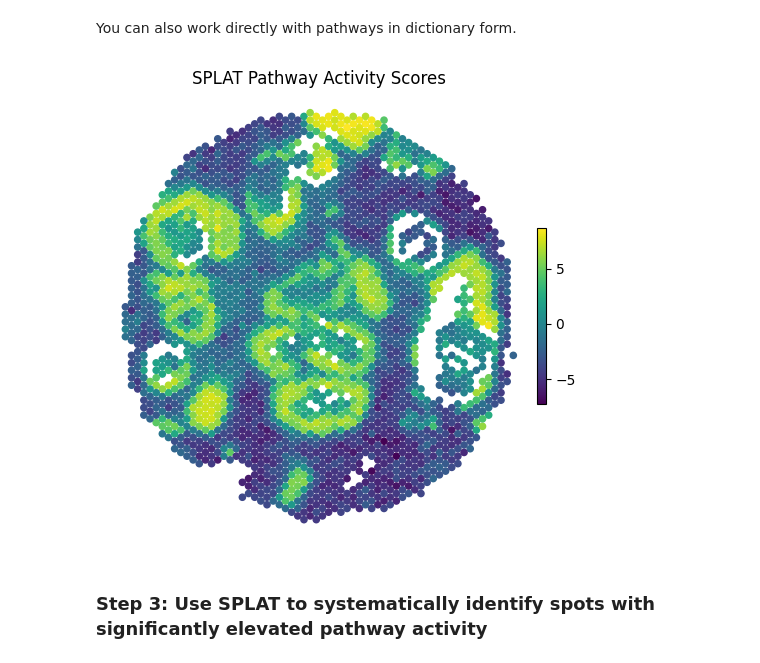
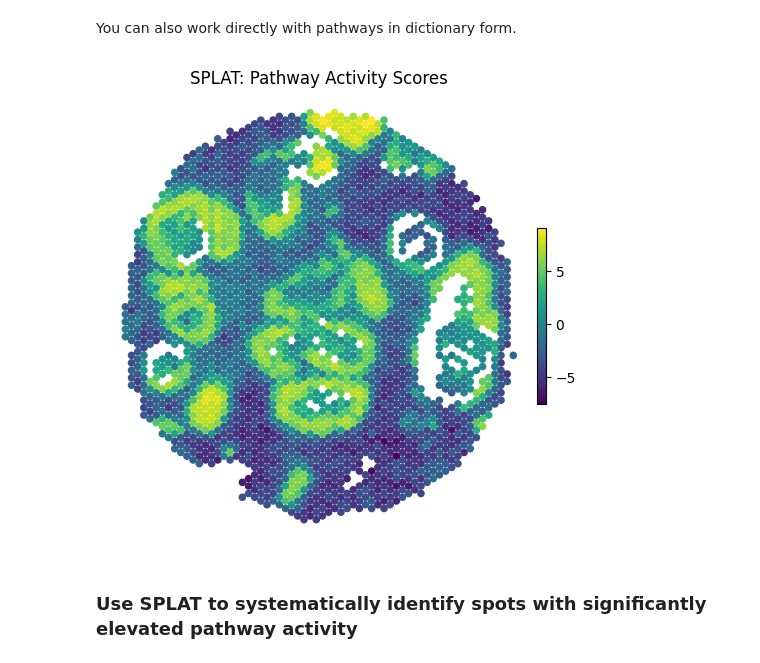
Before and after one commit to YMa-lab/GESSO, a Jupyter notebook: docs/splat_demo.ipynb, the cells around one changed output. Drawn from its saved outputs; the diff is of its cells as text; code cells hidden in the pictures.

```diff
--- a/docs/splat_demo.ipynb
+++ b/docs/splat_demo.ipynb
@@ -22,7 +33,7 @@ In this demo, we'll analyze the 10x Visium BRCA dataset. Let's first load and in
 # %%
 expression_df: pd.DataFrame = pd.read_pickle(
     project_directory / "demo_data" / "10xVisiumBRCA-count_data.pkl"
-).T
+)
 display(expression_df.head())
 # %% [output]
 | gene | DVL1 | PIK3CD | MTOR | CASP9 | WNT4 | E2F2 | HDAC1 | CSF3R | SLC2A1 | PTCH2 | ... | ... |
@@ -37,14 +48,14 @@ display(expression_df.head())
 Next, let's load and inspect the spatial location data. The location data is of dimension $N \times 2$.
 Note: the index of the location dataframe must match the columns of the expression dataframe.
 # %%
-location_df: pd.DataFrame = pd.read_pickle(
+locations_df: pd.DataFrame = pd.read_pickle(
     project_directory / "demo_data" / "10xVisiumBRCA-location_data.pkl"
 )
-display(location_df.head())
+display(locations_df.head())
 
 # note: SPLAT requires spatial locations to be in the form of a DataFrame containing columns "x" and "y"
-location_df = location_df.rename(columns={"array_row": "x", "array_col": "y"})
-display(location_df.head())
+locations_df = locations_df.rename(columns={"array_row": "x", "array_col": "y"})
+display(locations_df.head())
 # %% [output]
 |  | array_row | array_col |
 | barcode |  |  |
@@ -162,21 +172,26 @@ You can also work directly with pathways in dictionary form.
 # %%
 splat_model_no_pathways_df = SPLAT(
     expression_df=expression_df,
-    location_df=location_df,
+    locations_df=locations_df,
     k=6,
     normalize_counts_method="normalize-log1p",
     verbose=False,  # set verbose to False to suppress console output
 )
-splat_report = splat_model_no_pathways_df.generate_pas_report(
-    pathways_dict=pathways_dict, beta=0.33, compute_method="cpu"
+splat_report = splat_model_no_pathways_df.compute_pas(
+    pathways_dict=pathways_dict,
+    beta=0.33,
+    compute_method="cpu"
 )
-splat_report.plot_activity_scores(
-    pathway="KEGG_PATHWAYS_IN_CANCER", size=20, cmap="viridis", figsize=(5, 5)
+splat_report.plot_pas_spatial_map(
+    pathway="KEGG_PATHWAYS_IN_CANCER",
+    size=20,
+    cmap="viridis",
+    figsize=(5, 5)
 )
 # %% [output]
-[figure, old version]
+[figure, new version]
 # %% [markdown]
-### Step 3: Use SPLAT to systematically identify spots with significantly elevated pathway activity
+### Use SPLAT to systematically identify spots with significantly elevated pathway activity
 # %%
 splat_model = SPLAT(
     expression_df=expression_df,
```
Also changed, not shown: parts of 11 cells of this notebook, 6 other files.
